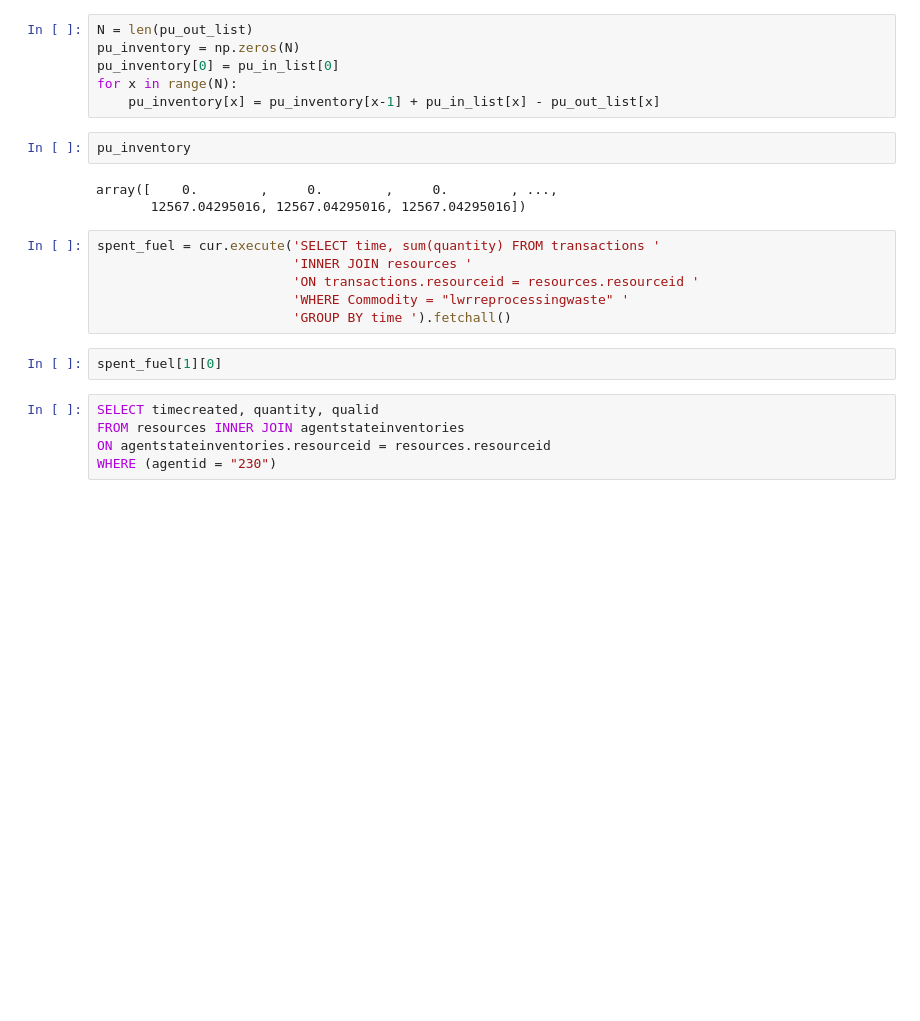
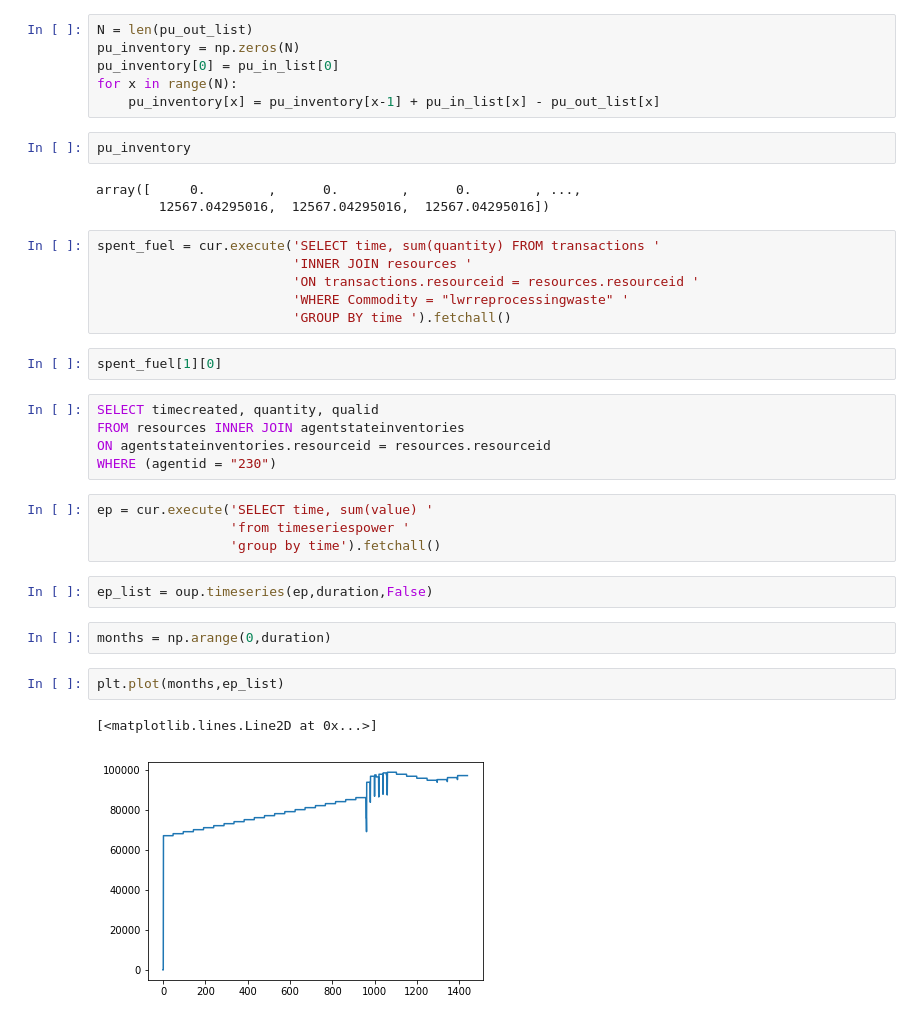
Before and after one commit to gwenchee/dcwrap, a Jupyter notebook: scripts/test.ipynb, the cells around one changed output. Saved outputs shown, nothing was run; the diff lists cells and outputs as text; blank space fills up the shorter version.

```diff
--- a/scripts/test.ipynb
+++ b/scripts/test.ipynb
@@ -88,3 +87,16 @@ SELECT timecreated, quantity, qualid
 FROM resources INNER JOIN agentstateinventories
 ON agentstateinventories.resourceid = resources.resourceid
 WHERE (agentid = "230")
+# %%
+ep = cur.execute('SELECT time, sum(value) '
+                 'from timeseriespower '
+                 'group by time').fetchall()
+# %%
+ep_list = oup.timeseries(ep,duration,False)
+# %%
+months = np.arange(0,duration)
+# %%
+plt.plot(months,ep_list)
+# %% [output]
+[<matplotlib.lines.Line2D at 0x...>]
+[figure, added]
```
Also changed, not shown: parts of 5 cells of this notebook, 1 other file.
